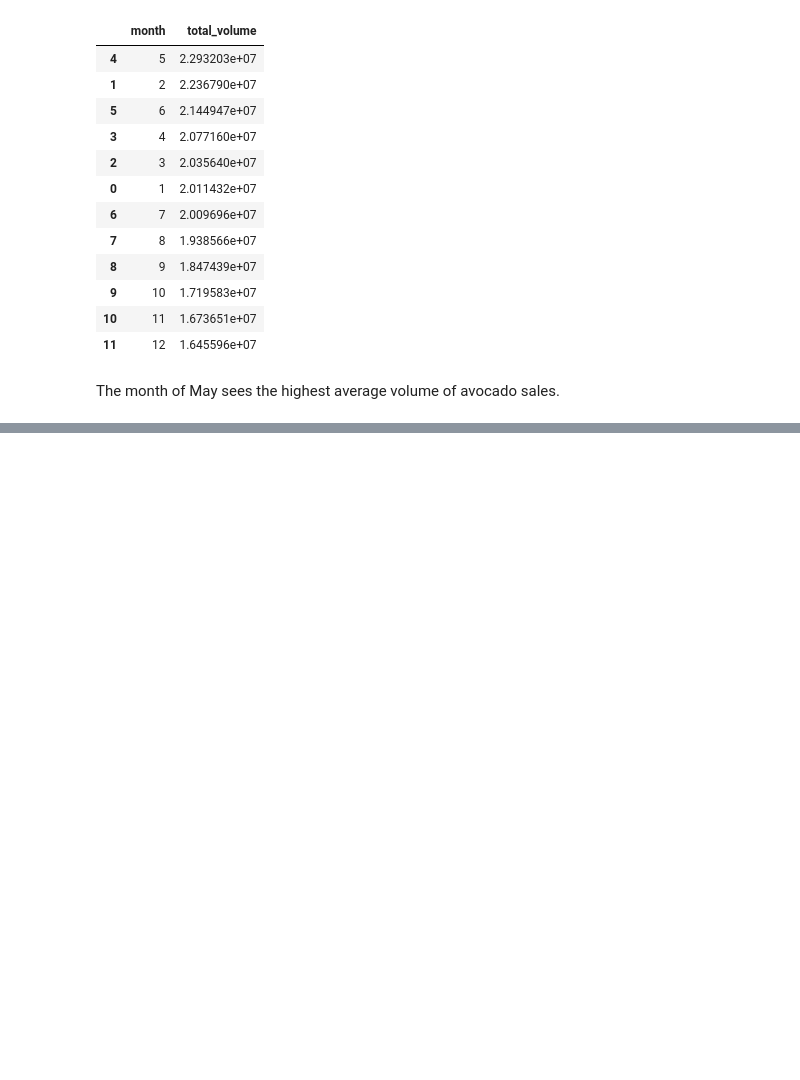
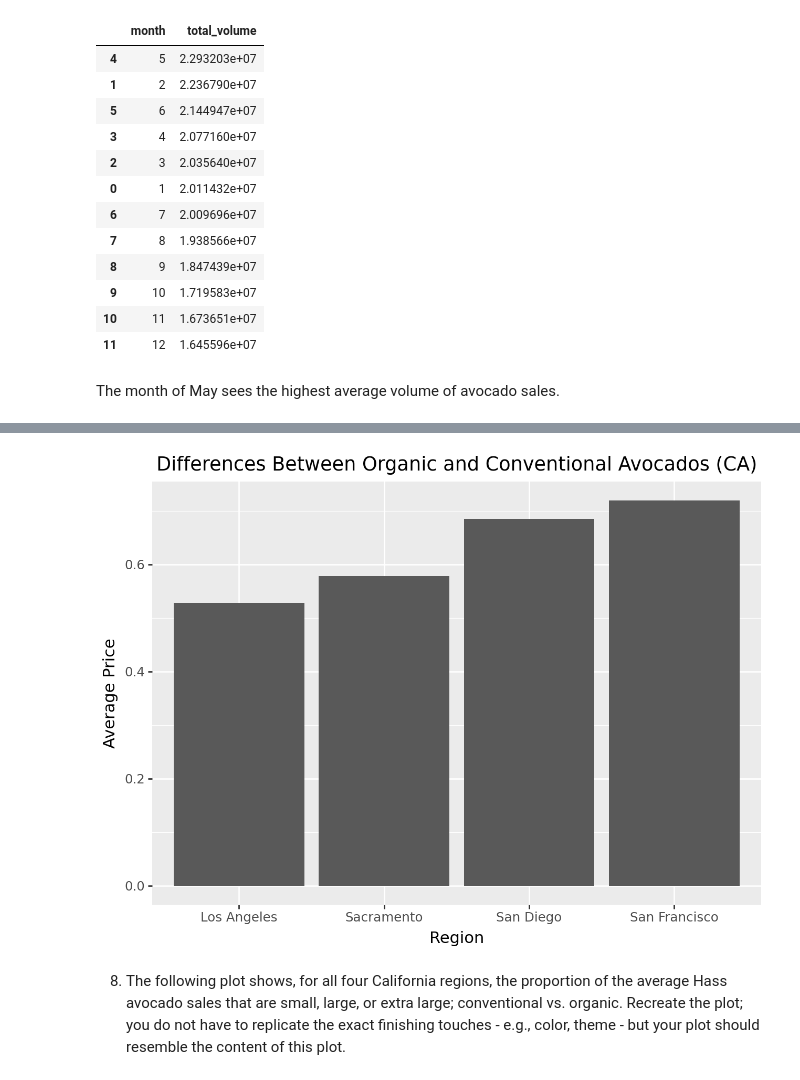
Before and after one commit to r-morag/Labs---GSB-544, a Jupyter notebook: lab2.ipynb, the cells around one changed output, grey strips where cells are left out. Saved outputs shown, nothing was run; the diff lists cells and outputs as text; code cells hidden in the pictures; blank space fills up the shorter version.

```diff
--- a/lab2.ipynb
+++ b/lab2.ipynb
@@ -86,0 +129,4 @@ The month of May sees the highest average volume of avocado sales.
+# %%
+california_regions = ["Los Angeles", "San Diego", "Sacramento", "San Francisco"]
+
+california_df = avocado_df[avocado_df['geography'].isin(california_regions)]
@@ -86,0 +135,7 @@ The month of May sees the highest average volume of avocado sales.
+# %%
+avg_price = california_df.groupby(["geography", "type"])["average_price"].mean().reset_index()
+
+avg_price = avg_price.pivot(index="geography", columns="type", values="average_price").reset_index()
+
+avg_price["price_diff"] = avg_price["organic"] - avg_price["conventional"]
+avg_price
@@ -86,0 +148,13 @@ The month of May sees the highest average volume of avocado sales.
+# %%
+from plotnine import ggplot, aes, geom_bar, position_dodge, labs
+
+(ggplot(avg_price, aes(x='geography', y='price_diff'))
+    + geom_bar(stat='identity', position=position_dodge())
+    + labs(title="Differences Between Organic and Conventional Avocados (CA)",
+         x="Region",
+         y="Average Price")
+)
+# %% [output]
+[figure, added]
+# %% [markdown]
+8. The following plot shows, for all four California regions, the proportion of the average Hass avocado sales that are small, large, or extra large; conventional vs. organic. Recreate the plot; you do not have to replicate the exact finishing touches - e.g., color, theme - but your plot should resemble the content of this plot.
```
Also changed, not shown: parts of 16 cells of this notebook.
